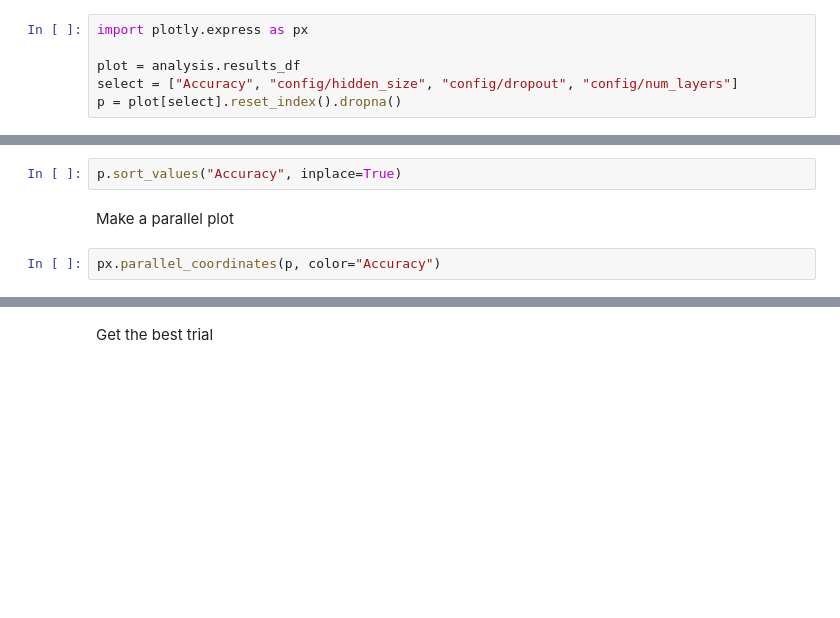
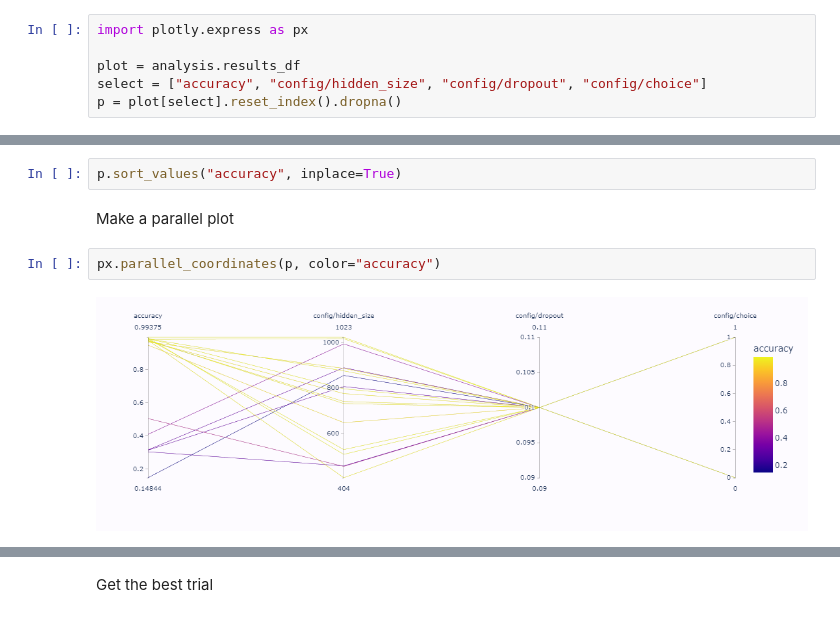
Before and after one commit to FP-byte/MADS-MachineLearning-FP, a Jupyter notebook: dev/notebooks/4_tuning_networks/03_ray.ipynb, the cells around one changed output, grey strips where cells are left out. Saved outputs shown, nothing was run; the diff lists cells and outputs as text; blank space fills up the shorter version.

```diff
--- a/dev/notebooks/4_tuning_networks/03_ray.ipynb
+++ b/dev/notebooks/4_tuning_networks/03_ray.ipynb
@@ -36,16 +93,18 @@ Let's focus on the parameters we wanted to tune.
 import plotly.express as px
 
 plot = analysis.results_df
-select = ["Accuracy", "config/hidden_size", "config/dropout", "config/num_layers"]
+select = ["accuracy", "config/hidden_size", "config/dropout", "config/choice"]
 p = plot[select].reset_index().dropna()
 # %% [markdown]
 Let's sort by accuracy
 # %%
-p.sort_values("Accuracy", inplace=True)
+p.sort_values("accuracy", inplace=True)
 # %% [markdown]
 Make a parallel plot
 # %%
-px.parallel_coordinates(p, color="Accuracy")
+px.parallel_coordinates(p, color="accuracy")
+# %% [output]
+[figure, added]
 # %%
 import seaborn as sns
 
```
Also changed, not shown: parts of 11 cells of this notebook, 15 other files.
